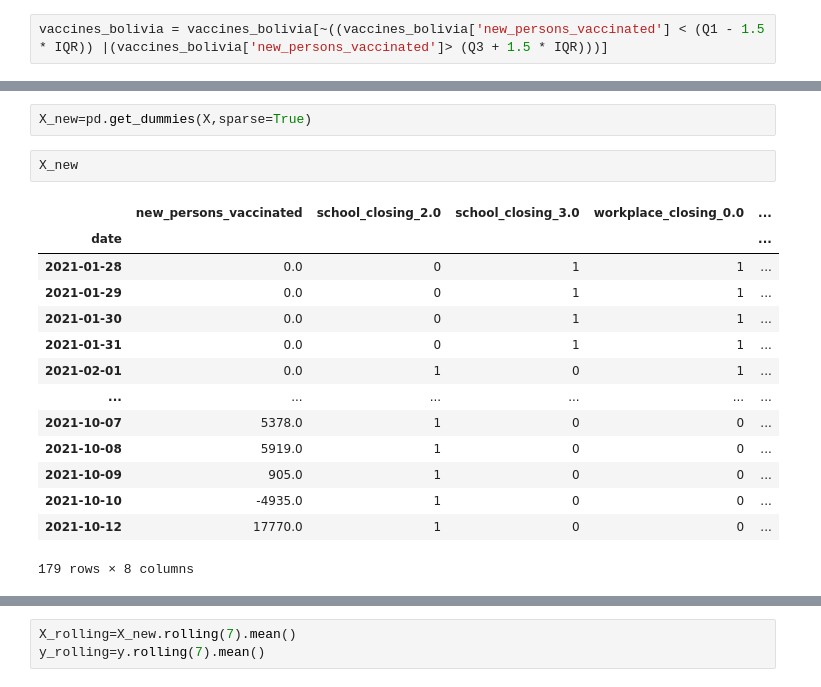
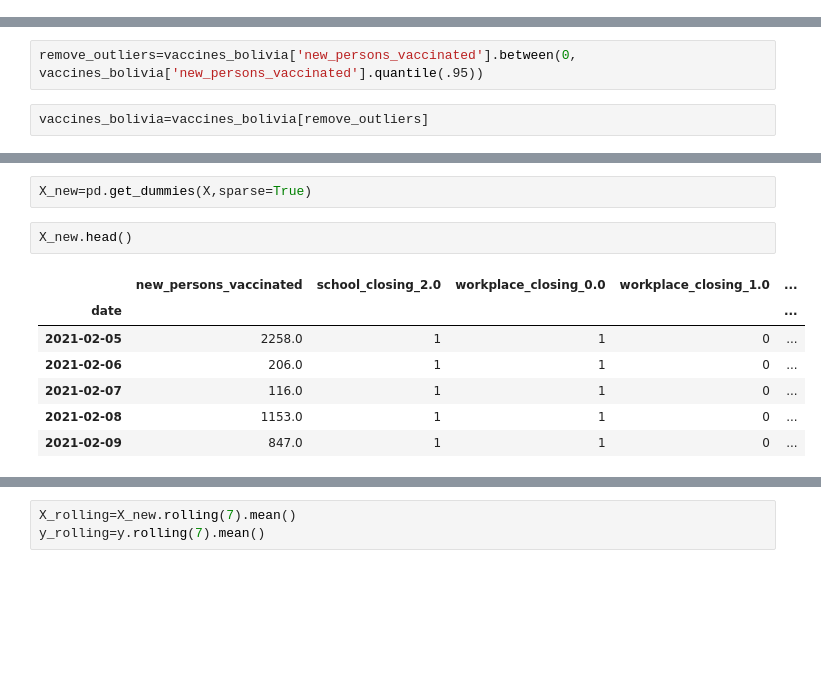
Before and after one commit to sherna90/mineria_datos, a Jupyter notebook: 3.-modelos_lineales.ipynb, the cells around one changed output, grey strips where cells are left out. Cells and saved outputs as stored; diff of their text form; blank space fills up the shorter version.

```diff
--- a/3.-modelos_lineales.ipynb
+++ b/3.-modelos_lineales.ipynb
@@ -301,2 +285,0 @@ IQR = Q3 - Q1
-# %%
-vaccines_bolivia = vaccines_bolivia[~((vaccines_bolivia['new_persons_vaccinated'] < (Q1 - 1.5 * IQR)) |(vaccines_bolivia['new_persons_vaccinated']> (Q3 + 1.5 * IQR)))]
@@ -349,0 +319,4 @@ vaccines_bolivia['new_persons_vaccinated'].plot()
+# %%
+remove_outliers=vaccines_bolivia['new_persons_vaccinated'].between(0, vaccines_bolivia['new_persons_vaccinated'].quantile(.95))
+# %%
+vaccines_bolivia=vaccines_bolivia[remove_outliers]
@@ -424,20 +386,13 @@ See the caveats in the documentation: https://pandas.pydata.org/pandas-docs/stab
 # %%
 X_new=pd.get_dummies(X,sparse=True)
 # %%
-X_new
+X_new.head()
 # %% [output]
-|  | new_persons_vaccinated | school_closing_2.0 | school_closing_3.0 | workplace_closing_0.0 | ... |
+|  | new_persons_vaccinated | school_closing_2.0 | workplace_closing_0.0 | workplace_closing_1.0 | ... |
 | date |  |  |  |  | ... |
-| 2021-01-28 | 0.0 | 0 | 1 | 1 | ... |
-| 2021-01-29 | 0.0 | 0 | 1 | 1 | ... |
-| 2021-01-30 | 0.0 | 0 | 1 | 1 | ... |
-| 2021-01-31 | 0.0 | 0 | 1 | 1 | ... |
-| 2021-02-01 | 0.0 | 1 | 0 | 1 | ... |
-| ... | ... | ... | ... | ... | ... |
-| 2021-10-07 | 5378.0 | 1 | 0 | 0 | ... |
-| 2021-10-08 | 5919.0 | 1 | 0 | 0 | ... |
-| 2021-10-09 | 905.0 | 1 | 0 | 0 | ... |
-| 2021-10-10 | -4935.0 | 1 | 0 | 0 | ... |
-| 2021-10-12 | 17770.0 | 1 | 0 | 0 | ... |
+| 2021-02-05 | 2258.0 | 1 | 1 | 0 | ... |
+| 2021-02-06 | 206.0 | 1 | 1 | 0 | ... |
+| 2021-02-07 | 116.0 | 1 | 1 | 0 | ... |
+| 2021-02-08 | 1153.0 | 1 | 1 | 0 | ... |
+| 2021-02-09 | 847.0 | 1 | 1 | 0 | ... |
-179 rows × 8 columns
 # %%
```
Also changed, not shown: parts of 36 cells of this notebook.
